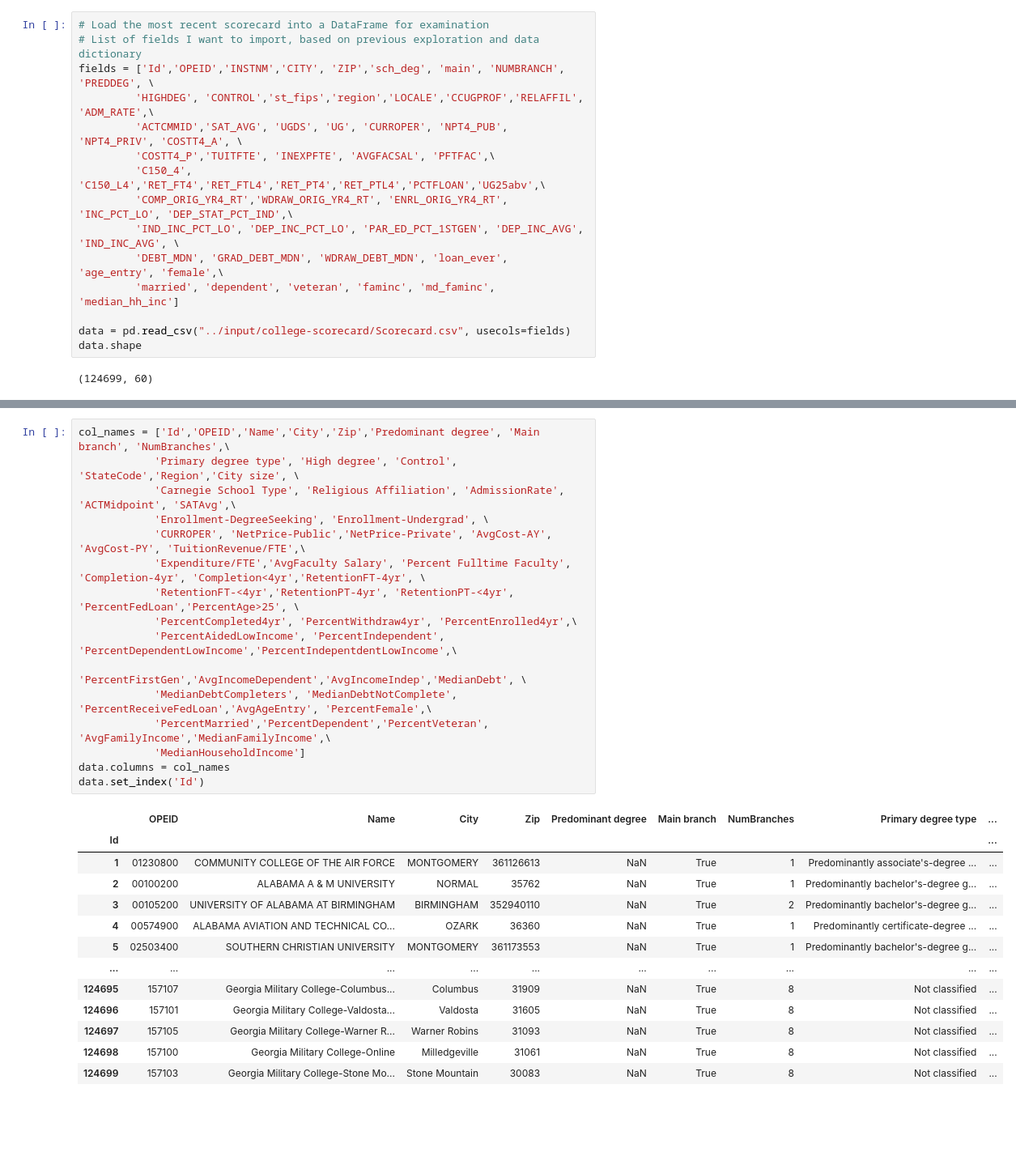
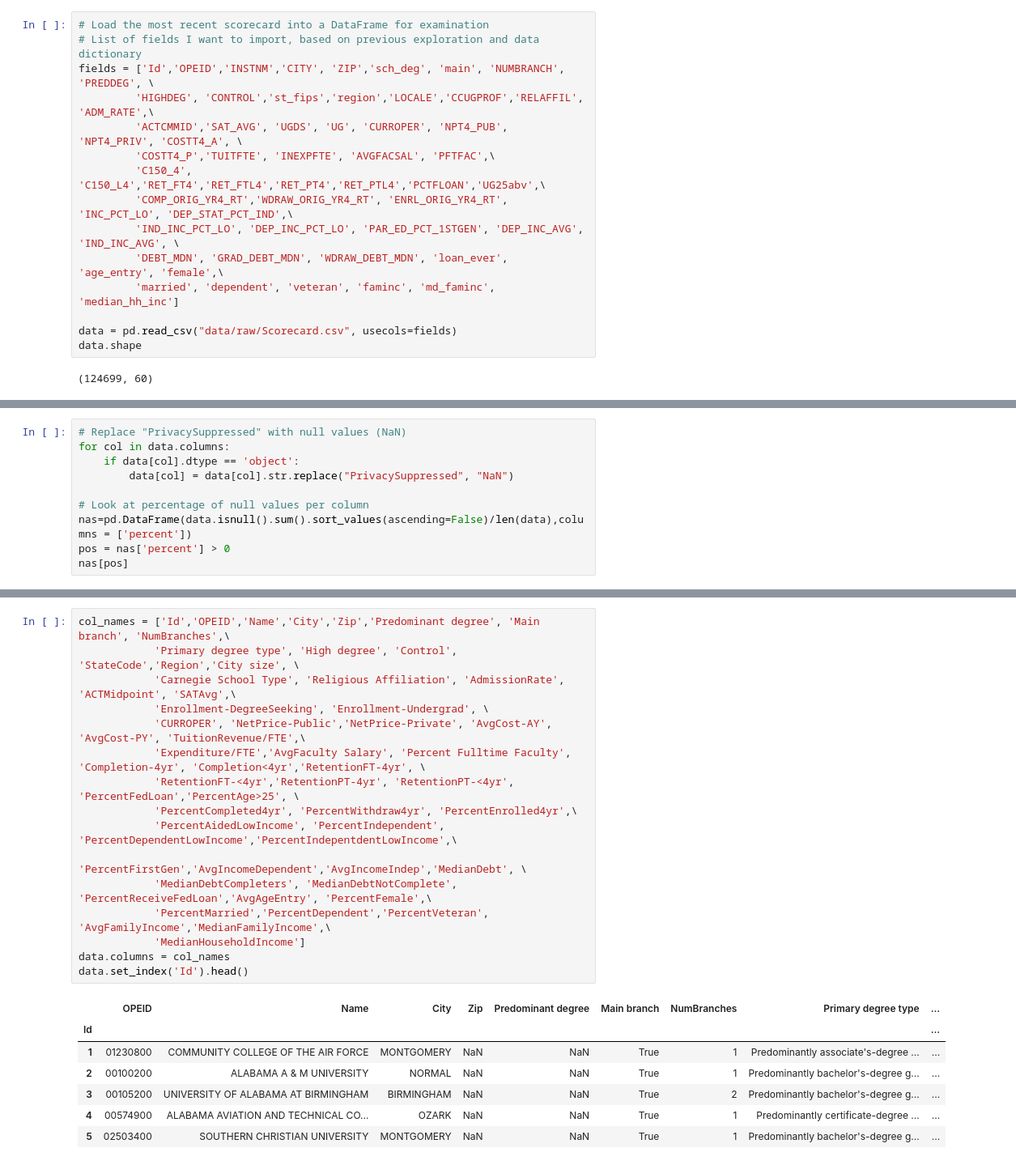
Before and after one commit to kregier/Springboard, a Jupyter notebook: Capstone2/Capstone2-CollegeScorecard.Regier.ipynb, the cells around one changed output, grey strips where cells are left out. Shown at 81% size. Cells and saved outputs as stored; diff of their text form; blank space fills up the shorter version.

Commit message:
Updated Data Wrangling Notebook

```diff
--- a/Capstone2/Capstone2-CollegeScorecard.Regier.ipynb
+++ b/Capstone2/Capstone2-CollegeScorecard.Regier.ipynb
@@ -60,7 +27,7 @@ fields = ['Id','OPEID','INSTNM','CITY', 'ZIP','sch_deg', 'main', 'NUMBRANCH', 'P
          'DEBT_MDN', 'GRAD_DEBT_MDN', 'WDRAW_DEBT_MDN', 'loan_ever', 'age_entry', 'female',\
          'married', 'dependent', 'veteran', 'faminc', 'md_faminc', 'median_hh_inc']
 
-data = pd.read_csv("../input/college-scorecard/Scorecard.csv", usecols=fields)
+data = pd.read_csv("data/raw/Scorecard.csv", usecols=fields)
 data.shape
 # %% [output]
 (124699, 60)
@@ -131,0 +121,10 @@ Name: COMP_ORIG_YR4_RT, Length: 32741, dtype: int64
+# %%
+# Replace "PrivacySuppressed" with null values (NaN)
+for col in data.columns:
+    if data[col].dtype == 'object':
+        data[col] = data[col].str.replace("PrivacySuppressed", "NaN")
+
+# Look at percentage of null values per column
+nas=pd.DataFrame(data.isnull().sum().sort_values(ascending=False)/len(data),columns = ['percent'])
+pos = nas['percent'] > 0
+nas[pos]
@@ -166,30 +183,24 @@ data.main = data.main.astype('bool')
 # %%
 col_names = ['Id','OPEID','Name','City','Zip','Predominant degree', 'Main branch', 'NumBranches',\
             'Primary degree type', 'High degree', 'Control', 'StateCode','Region','City size', \
             'Carnegie School Type', 'Religious Affiliation', 'AdmissionRate', 'ACTMidpoint', 'SATAvg',\
             'Enrollment-DegreeSeeking', 'Enrollment-Undergrad', \
             'CURROPER', 'NetPrice-Public','NetPrice-Private', 'AvgCost-AY', 'AvgCost-PY', 'TuitionRevenue/FTE',\
             'Expenditure/FTE','AvgFaculty Salary', 'Percent Fulltime Faculty', 'Completion-4yr', 'Completion<4yr','RetentionFT-4yr', \
             'RetentionFT-<4yr','RetentionPT-4yr', 'RetentionPT-<4yr', 'PercentFedLoan','PercentAge>25', \
             'PercentCompleted4yr', 'PercentWithdraw4yr', 'PercentEnrolled4yr',\
             'PercentAidedLowIncome', 'PercentIndependent', 'PercentDependentLowIncome','PercentIndepentdentLowIncome',\
             'PercentFirstGen','AvgIncomeDependent','AvgIncomeIndep','MedianDebt', \
             'MedianDebtCompleters', 'MedianDebtNotComplete', 'PercentReceiveFedLoan','AvgAgeEntry', 'PercentFemale',\
             'PercentMarried','PercentDependent','PercentVeteran', 'AvgFamilyIncome','MedianFamilyIncome',\
             'MedianHouseholdIncome']
 data.columns = col_names
-data.set_index('Id')
+data.set_index('Id').head()
 # %% [output]
 |  | OPEID | Name | City | Zip | Predominant degree | Main branch | NumBranches | Primary degree type | ... |
 | Id |  |  |  |  |  |  |  |  | ... |
-| 1 | 01230800 | COMMUNITY COLLEGE OF THE AIR FORCE | MONTGOMERY | 361126613 | NaN | True | 1 | Predominantly associate's-degree ... | ... |
-| 2 | 00100200 | ALABAMA A & M UNIVERSITY | NORMAL | 35762 | NaN | True | 1 | Predominantly bachelor's-degree g... | ... |
-| 3 | 00105200 | UNIVERSITY OF ALABAMA AT BIRMINGHAM | BIRMINGHAM | 352940110 | NaN | True | 2 | Predominantly bachelor's-degree g... | ... |
-| 4 | 00574900 | ALABAMA AVIATION AND TECHNICAL CO... | OZARK | 36360 | NaN | True | 1 | Predominantly certificate-degree ... | ... |
-| 5 | 02503400 | SOUTHERN CHRISTIAN UNIVERSITY | MONTGOMERY | 361173553 | NaN | True | 1 | Predominantly bachelor's-degree g... | ... |
-| ... | ... | ... | ... | ... | ... | ... | ... | ... | ... |
-| 124695 | 157107 | Georgia Military College-Columbus... | Columbus | 31909 | NaN | True | 8 | Not classified | ... |
-| 124696 | 157101 | Georgia Military College-Valdosta... | Valdosta | 31605 | NaN | True | 8 | Not classified | ... |
-| 124697 | 157105 | Georgia Military College-Warner R... | Warner Robins | 31093 | NaN | True | 8 | Not classified | ... |
-| 124698 | 157100 | Georgia Military College-Online | Milledgeville | 31061 | NaN | True | 8 | Not classified | ... |
-| 124699 | 157103 | Georgia Military College-Stone Mo... | Stone Mountain | 30083 | NaN | True | 8 | Not classified | ... |
+| 1 | 01230800 | COMMUNITY COLLEGE OF THE AIR FORCE | MONTGOMERY | NaN | NaN | True | 1 | Predominantly associate's-degree ... | ... |
+| 2 | 00100200 | ALABAMA A & M UNIVERSITY | NORMAL | NaN | NaN | True | 1 | Predominantly bachelor's-degree g... | ... |
+| 3 | 00105200 | UNIVERSITY OF ALABAMA AT BIRMINGHAM | BIRMINGHAM | NaN | NaN | True | 2 | Predominantly bachelor's-degree g... | ... |
+| 4 | 00574900 | ALABAMA AVIATION AND TECHNICAL CO... | OZARK | NaN | NaN | True | 1 | Predominantly certificate-degree ... | ... |
+| 5 | 02503400 | SOUTHERN CHRISTIAN UNIVERSITY | MONTGOMERY | NaN | NaN | True | 1 | Predominantly bachelor's-degree g... | ... |
```
Also changed, not shown: parts of 20 cells of this notebook.
